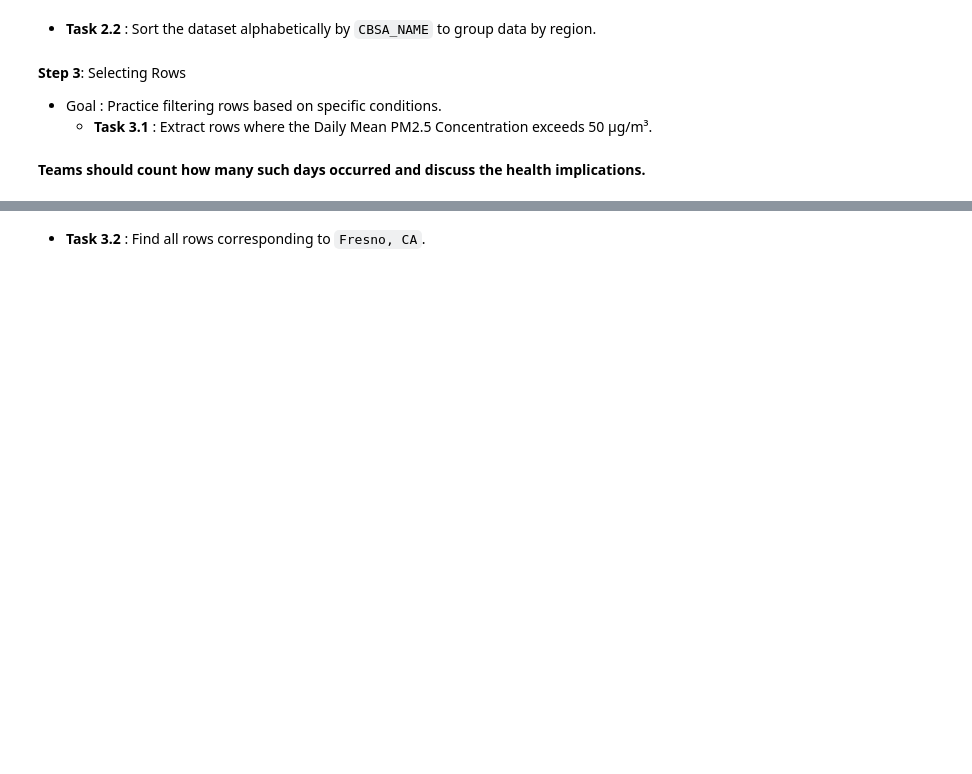
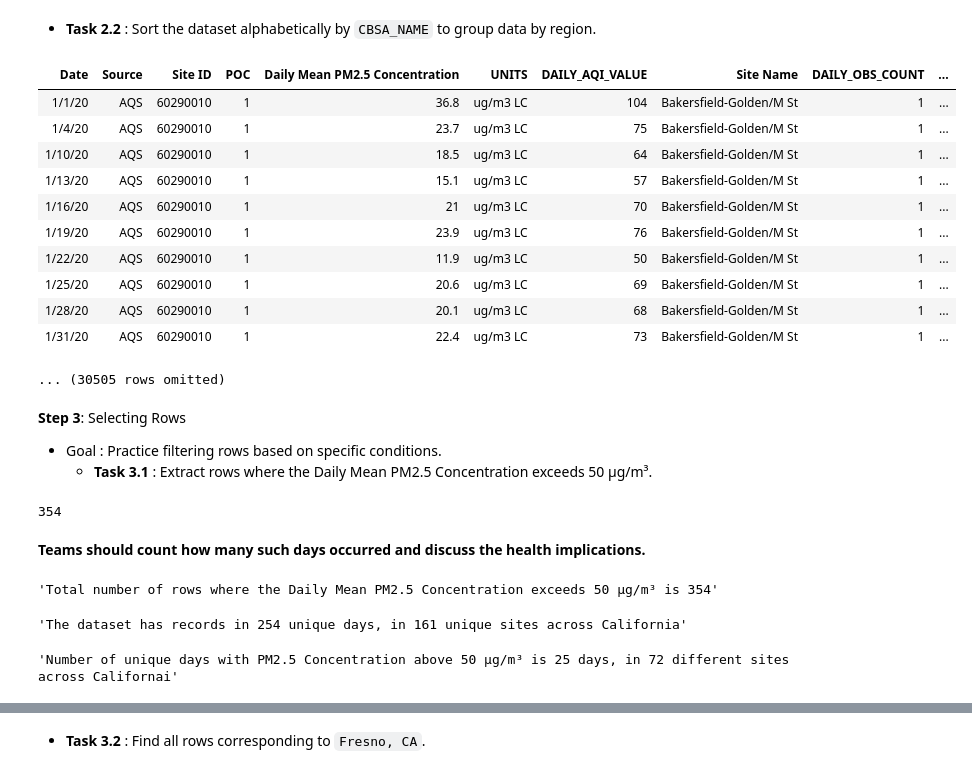
Before and after one commit to SarahAlketbi/GROUP-U24--ITBL-1, a Jupyter notebook: GROUP_U24_AirQuality_Analysis.ipynb, the cells around one changed output, grey strips where cells are left out. Drawn from its saved outputs; the diff is of its cells as text; code cells hidden in the pictures; blank space fills up the shorter version.

```diff
--- a/GROUP_U24_AirQuality_Analysis.ipynb
+++ b/GROUP_U24_AirQuality_Analysis.ipynb
@@ -39,8 +92,45 @@ Saving California_airquality.csv to California_airquality.csv
 # %% [markdown]
 - **Task 2.2** : Sort the dataset alphabetically by `CBSA_NAME` to group data by region.
+# %%
+cali.sort('CBSA_NAME')
+# %% [output]
+| Date | Source | Site ID | POC | Daily Mean PM2.5 Concentration | UNITS | DAILY_AQI_VALUE | Site Name | DAILY_OBS_COUNT | ... |
+| 1/1/20 | AQS | 60290010 | 1 | 36.8 | ug/m3 LC | 104 | Bakersfield-Golden/M St | 1 | ... |
+| 1/4/20 | AQS | 60290010 | 1 | 23.7 | ug/m3 LC | 75 | Bakersfield-Golden/M St | 1 | ... |
+| 1/10/20 | AQS | 60290010 | 1 | 18.5 | ug/m3 LC | 64 | Bakersfield-Golden/M St | 1 | ... |
+| 1/13/20 | AQS | 60290010 | 1 | 15.1 | ug/m3 LC | 57 | Bakersfield-Golden/M St | 1 | ... |
+| 1/16/20 | AQS | 60290010 | 1 | 21 | ug/m3 LC | 70 | Bakersfield-Golden/M St | 1 | ... |
+| 1/19/20 | AQS | 60290010 | 1 | 23.9 | ug/m3 LC | 76 | Bakersfield-Golden/M St | 1 | ... |
+| 1/22/20 | AQS | 60290010 | 1 | 11.9 | ug/m3 LC | 50 | Bakersfield-Golden/M St | 1 | ... |
+| 1/25/20 | AQS | 60290010 | 1 | 20.6 | ug/m3 LC | 69 | Bakersfield-Golden/M St | 1 | ... |
+| 1/28/20 | AQS | 60290010 | 1 | 20.1 | ug/m3 LC | 68 | Bakersfield-Golden/M St | 1 | ... |
+| 1/31/20 | AQS | 60290010 | 1 | 22.4 | ug/m3 LC | 73 | Bakersfield-Golden/M St | 1 | ... |
+... (30505 rows omitted)
 # %% [markdown]
 **Step 3**: Selecting Rows
   - Goal : Practice filtering rows based on specific conditions.
       - **Task 3.1** : Extract rows where the Daily Mean PM2.5 Concentration exceeds 50 µg/m³.
+# %%
+filtered_cali = cali.where('Daily Mean PM2.5 Concentration', are.above(50))
+filtered_cali.num_rows
+# %% [output]
+354
 # %% [markdown]
 **Teams should count how many such days occurred and discuss the health implications.**
+# %%
+rowCount = filtered_cali.num_rows
+f"Total number of rows where the Daily Mean PM2.5 Concentration exceeds 50 µg/m³ is {rowCount}"
+# %% [output]
+'Total number of rows where the Daily Mean PM2.5 Concentration exceeds 50 µg/m³ is 354'
+# %%
+tableDayCount = cali.group('Date').num_rows
+tableSiteCount = cali.group('Site Name').num_rows
+f"The dataset has records in {tableDayCount} unique days, in {tableSiteCount} unique sites across California"
+# %% [output]
+'The dataset has records in 254 unique days, in 161 unique sites across California'
+# %%
+dayCount = filtered_cali.group('Date').num_rows
+siteCount = filtered_cali.group('Site Name').num_rows
+f"Number of unique days with PM2.5 Concentration above 50 µg/m³ is {dayCount} days, in {siteCount} different sites across Californai"
+# %% [output]
+'Number of unique days with PM2.5 Concentration above 50 µg/m³ is 25 days, in 72 different sites across Californai'
```
Also changed, not shown: parts of 13 cells of this notebook.
